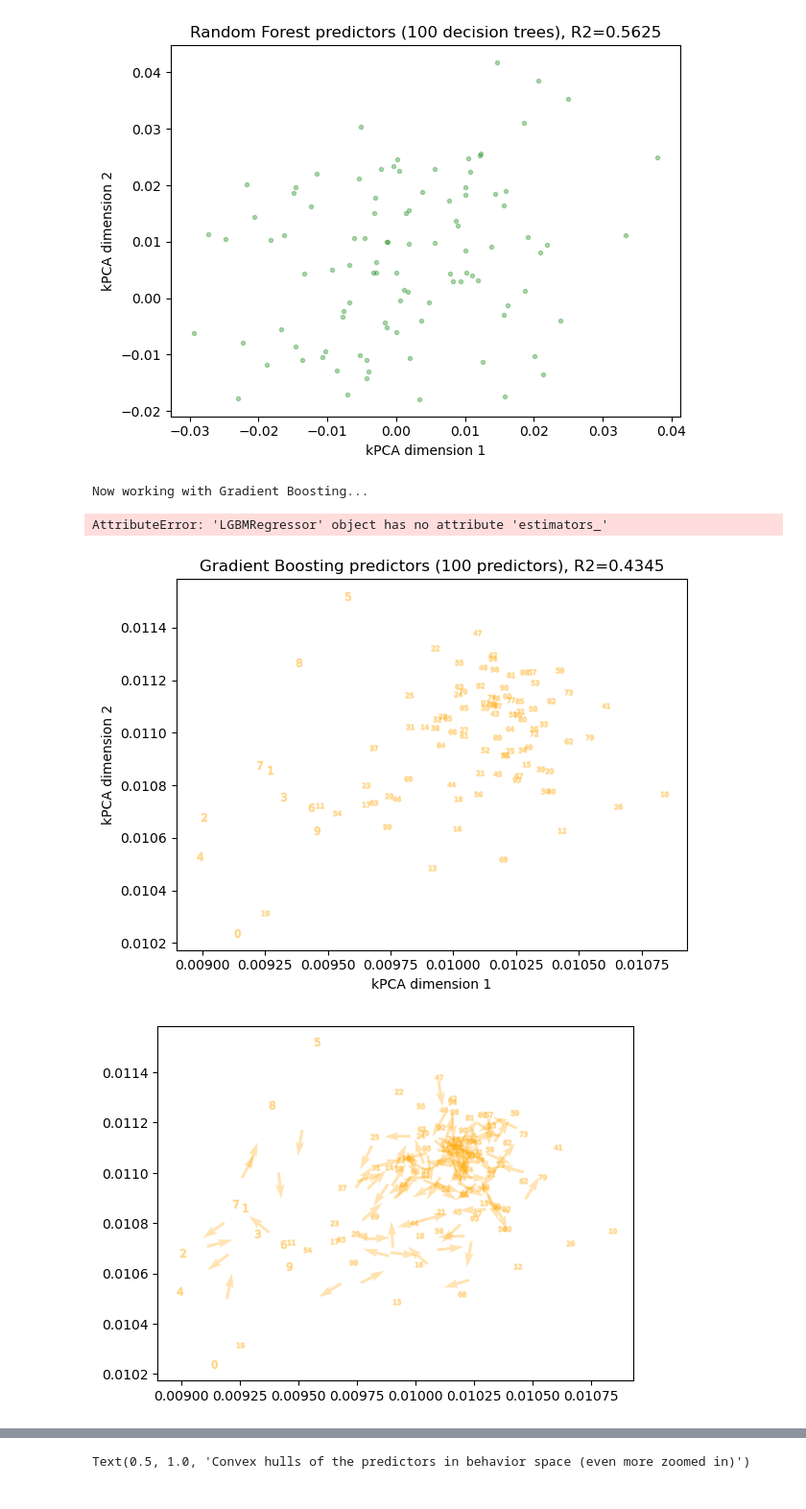
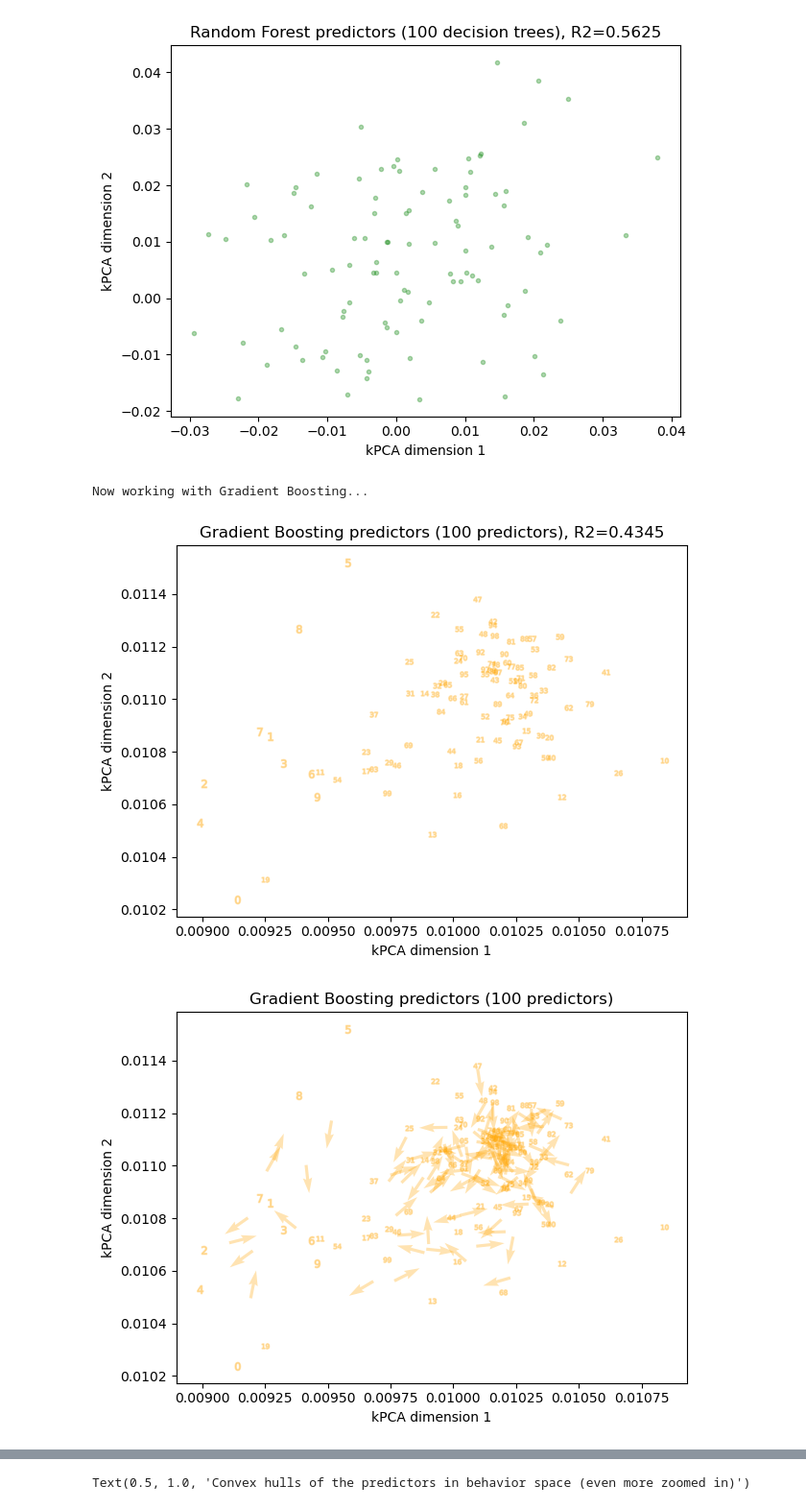
Before and after one commit to albertotonda/experiments-cosine-similarity, a Jupyter notebook: src/experiments_cosine_similarity_openml_ctr23.ipynb, the cells around one changed output, grey strips where cells are left out. Shown: that part at 96% size. Drawn from its saved outputs; the diff is of its cells as text; code cells hidden in the pictures.

```diff
--- a/src/experiments_cosine_similarity_openml_ctr23.ipynb
+++ b/src/experiments_cosine_similarity_openml_ctr23.ipynb
@@ -162,36 +162,35 @@ for i in range(0, gb_behavior_points.shape[0]) :
 ax.set_title("Gradient Boosting predictors (%d predictors), R2=%.4f" % (len(gb_regressor.estimators_), performance))
 ax.set_xlabel("kPCA dimension 1")
 ax.set_ylabel("kPCA dimension 2")
 
 plt.tight_layout()
 
 # and another plot!
 fig = plt.figure()
 ax = fig.add_subplot(111)
 
 for i in range(0, gb_behavior_points.shape[0]) :
     ax.scatter(gb_behavior_points[i,0], gb_behavior_points[i,1], marker="$%d$" % i, alpha=0.3, color='orange')
 
 # all this block of code is just to plot some arrows
 x = gb_behavior_points[:,0]
 y = gb_behavior_points[:,1]
 u = np.diff(x)
 v = np.diff(y)
 pos_x = x[:-1] + u/2
 pos_y = y[:-1] + v/2
 norm = np.sqrt(u**2+v**2)
 ax.quiver(pos_x, pos_y, u/norm, v/norm, angles="xy", zorder=5, pivot="mid", color='orange', alpha=0.3)
 
-ax.set_title("Gradient Boosting predictors (%d predictors)" % len(regressor.estimators_))
+ax.set_title("Gradient Boosting predictors (%d predictors)" % len(gb_regressor.estimators_))
 ax.set_xlabel("kPCA dimension 1")
 ax.set_ylabel("kPCA dimension 2")
 
 plt.tight_layout()
 # %% [output]
 Now working with Gradient Boosting...
-AttributeError: 'LGBMRegressor' object has no attribute 'estimators_'
 [figure]
-[figure, old version]
+[figure, new version]
 # %%
 # and another plot! This time, let's put all points together and see if it is still readable
 fig = plt.figure(figsize=(10,8))
```
Also changed, not shown: parts of 3 cells of this notebook, 3 other files.
